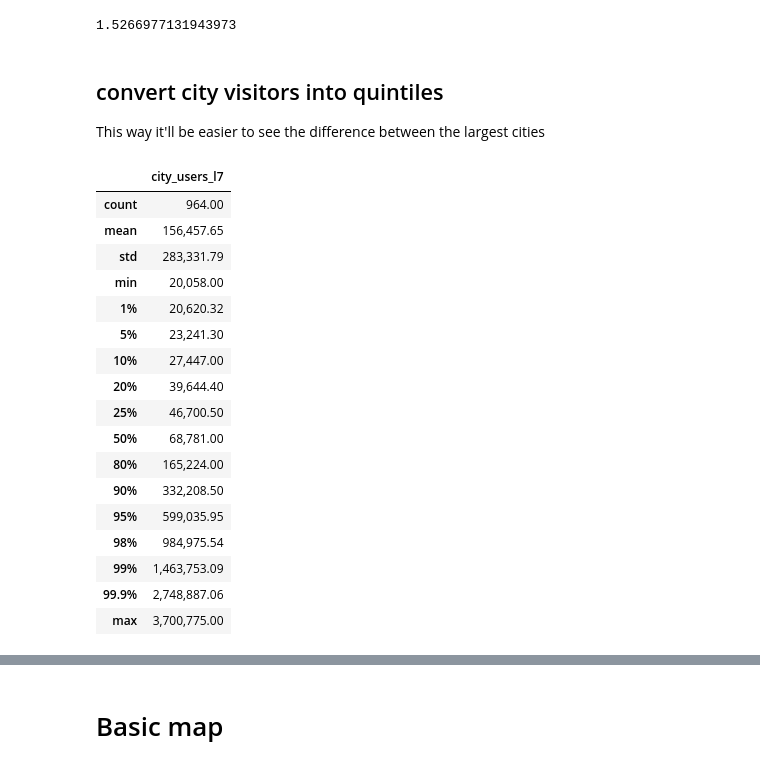
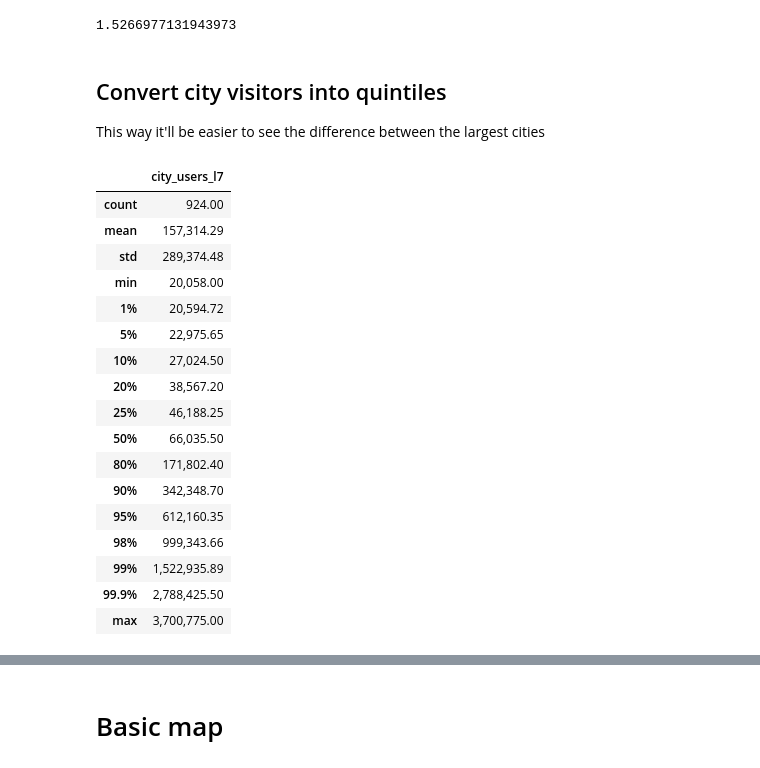
Before and after one commit to nazanin-zinouri/subclu, a Jupyter notebook: notebooks/city_local/djb_02.00-create_base_map_for_city_local_mvp.ipynb, the cells around one changed output, grey strips where cells are left out. Cells and saved outputs as stored; diff of their text form; code cells hidden in the pictures.

Commit message:
Update notebook with most cities fixed + map with new locations

```diff
--- a/notebooks/city_local/djb_02.00-create_base_map_for_city_local_mvp.ipynb
+++ b/notebooks/city_local/djb_02.00-create_base_map_for_city_local_mvp.ipynb
@@ -65,8 +65,8 @@ plt.style.use('default')
 # %% [markdown]
 # Load data with location info
 # %%
-df_city_and_loc_test = pd.read_csv(
-    f"djb-df_top_cities_loc_old-2023-03-08_160858.csv",
+df_city_and_loc = pd.read_csv(
+    f"djb-df_top_cities_loc-2023-03-08_191937.csv",
 )
-df_city_and_loc_test.shape
+df_city_and_loc.shape
 # %% [output]
@@ -112,5 +142,5 @@ print(np.emath.logn(1.01, df_city_and_loc_test['city_users_l7'].iloc[-5:]))
 # %% [output]
 1.5266977131943973
 # %% [markdown]
-## convert city visitors into quintiles
+## Convert city visitors into quintiles
 This way it'll be easier to see the difference between the largest cities
@@ -117,25 +153,25 @@ This way it'll be easier to see the difference between the largest cities
 # %%
 style_df_numeric(
-    df_city_and_loc_test['city_users_l7'].describe(
+    df_city_and_loc['city_users_l7'].describe(
         percentiles=[0.01, 0.05, 0.10, 0.20, 0.25, 0.5, 0.8, 0.9, 0.95, 0.98, 0.99, 0.999]
     ).to_frame()
 )
 # %% [output]
 |  | city_users_l7 |
-| count | 964.00 |
-| mean | 156,457.65 |
-| std | 283,331.79 |
+| count | 924.00 |
+| mean | 157,314.29 |
+| std | 289,374.48 |
 | min | 20,058.00 |
-| 1% | 20,620.32 |
-| 5% | 23,241.30 |
-| 10% | 27,447.00 |
-| 20% | 39,644.40 |
-| 25% | 46,700.50 |
-| 50% | 68,781.00 |
-| 80% | 165,224.00 |
-| 90% | 332,208.50 |
-| 95% | 599,035.95 |
-| 98% | 984,975.54 |
-| 99% | 1,463,753.09 |
-| 99.9% | 2,748,887.06 |
+| 1% | 20,594.72 |
+| 5% | 22,975.65 |
+| 10% | 27,024.50 |
+| 20% | 38,567.20 |
+| 25% | 46,188.25 |
+| 50% | 66,035.50 |
+| 80% | 171,802.40 |
+| 90% | 342,348.70 |
+| 95% | 612,160.35 |
+| 98% | 999,343.66 |
+| 99% | 1,522,935.89 |
+| 99.9% | 2,788,425.50 |
 | max | 3,700,775.00 |
```
Also changed, not shown: parts of 15 cells of this notebook, 2 other files.
